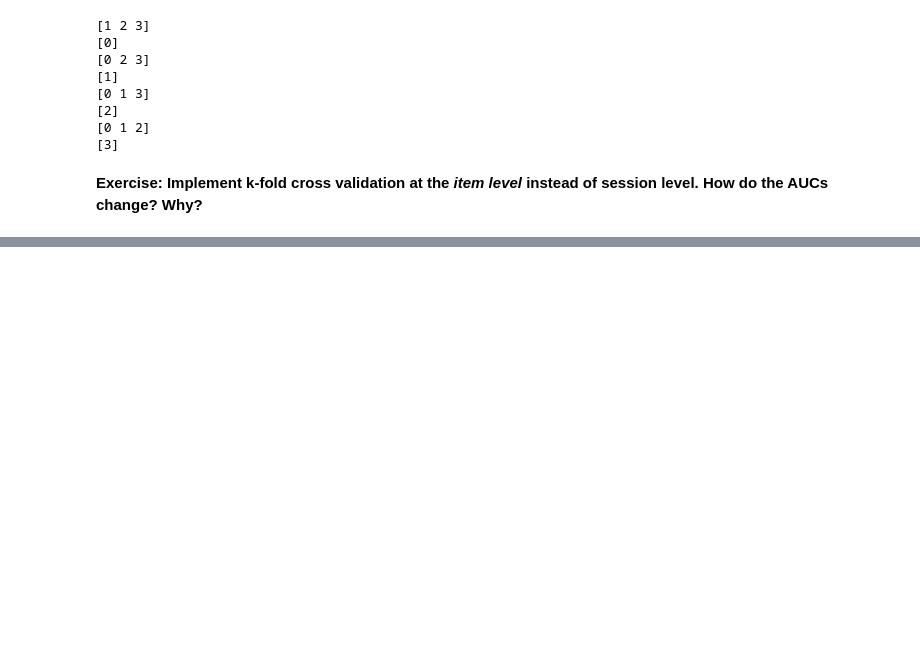
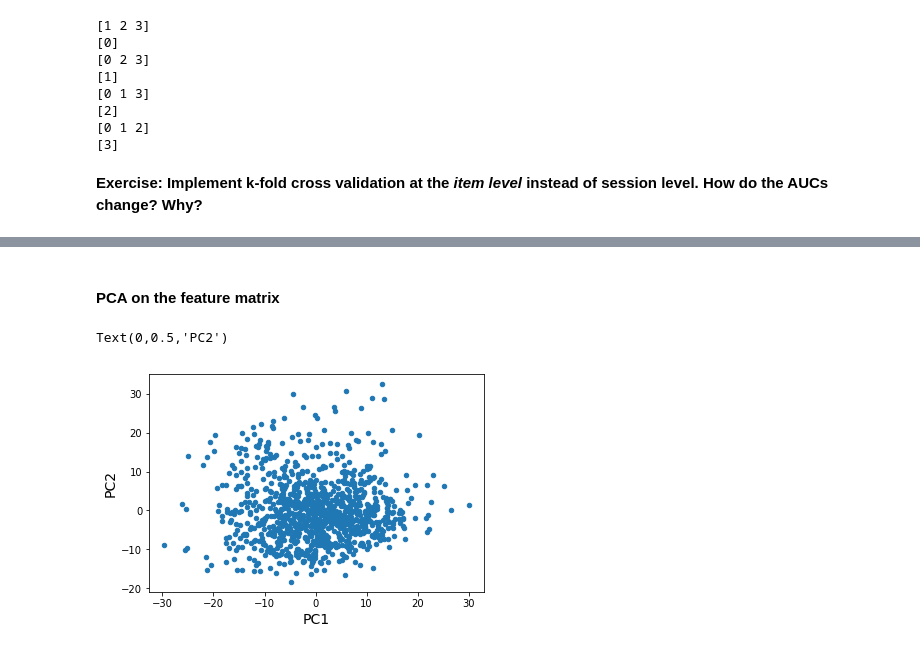
Before and after one commit to pennmem/PythonBootcamp, a Jupyter notebook: Day 9 - Machine Learning II.ipynb, the cells around one changed output, grey strips where cells are left out. Drawn from its saved outputs; the diff is of its cells as text; code cells hidden in the pictures; blank space fills up the shorter version.

```diff
--- a/Day 9 - Machine Learning II.ipynb
+++ b/Day 9 - Machine Learning II.ipynb
@@ -142,24 +143,3 @@ for train_index, test_index in kf.split([0, 1, 2, 3]):
 [3]
 # %% [markdown]
 **Exercise: Implement k-fold cross validation at the *item level* instead of session level. How do the AUCs change? Why?**
-# %%
-#Load the data fresh
-feats = np.load('R1111M_feature_matrix.npy')
-Y = np.load('R1111M_recalled.npy')
-
-kf = KFold(n_splits=4, shuffle=True)   #the shuffle flag items will not be grabbed from consecutive chunks (which would largely recapitulate our session-level analysis), but will first be scrambled
-
-item_auc = []
-item_roc = []
-
-for train_index, test_index in kf.split(feats, Y):
-
-    lr_classifier = LogisticRegression(C=C_, penalty='l2', class_weight='balanced', solver='liblinear')
-    lr_classifier.fit(feats[train_index, :], Y[train_index])
-
-    recall_prob_array = lr_classifier.predict_proba(feats[test_index, :])[:,1]
-    auc = roc_auc_score(Y[test_index], recall_prob_array)
-    item_auc.append(auc)
-
-    roc_curve_data = roc_curve(Y[test_index], recall_prob_array)
-    item_roc.append(roc_curve_data)
@@ -176,0 +158,18 @@ Text(0,0.5,'AUC')
+# %% [markdown]
+#### PCA on the feature matrix
+# %%
+from sklearn.decomposition import PCA
+
+#Instantiate our PCA class
+pca = PCA(n_components=5)
+
+#Reduce the feature matrix to 5 dimensions
+feats_red = pca.fit_transform(feats)
+
+#Plot the first two principle components
+figure()
+scatter(feats_red[:, 0], feats_red[:, 1], s=20)
+xlabel('PC1', fontsize=14); ylabel('PC2', fontsize=14)
+# %% [output]
+Text(0,0.5,'PC2')
+[figure, added]
```
Also changed, not shown: parts of 10 cells of this notebook.
